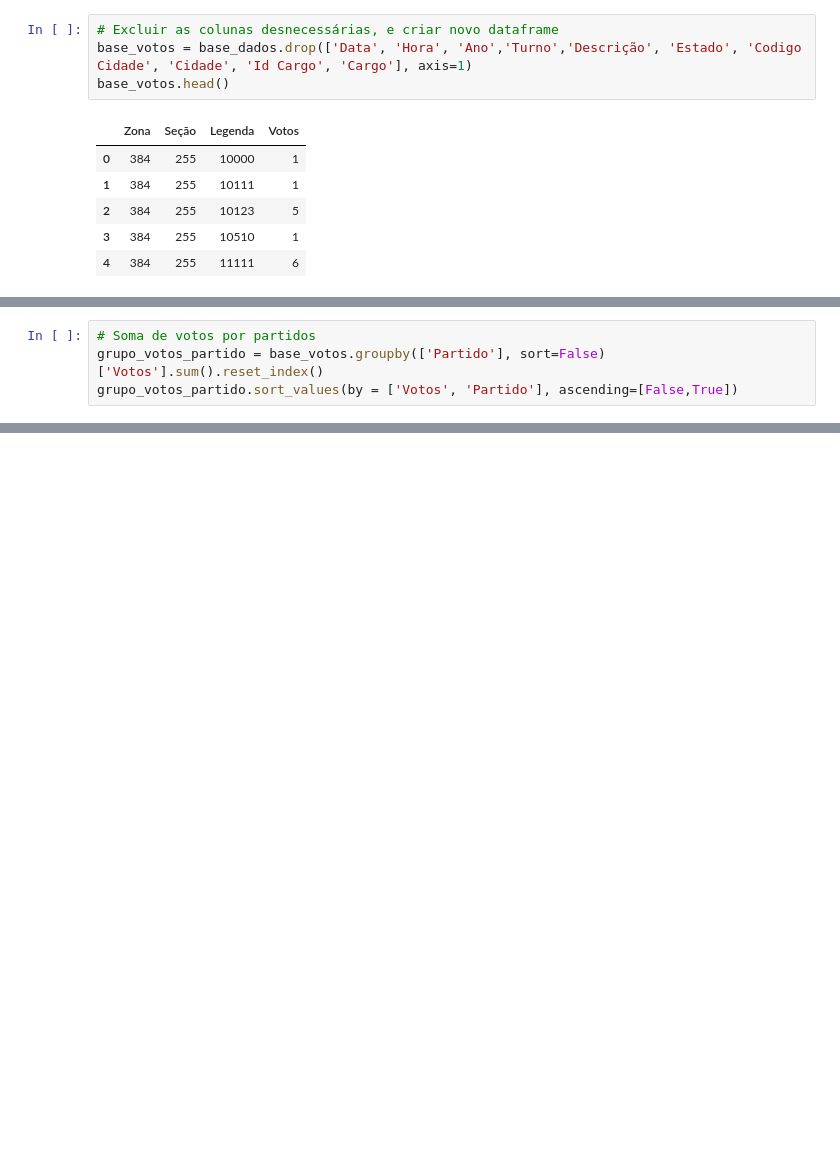
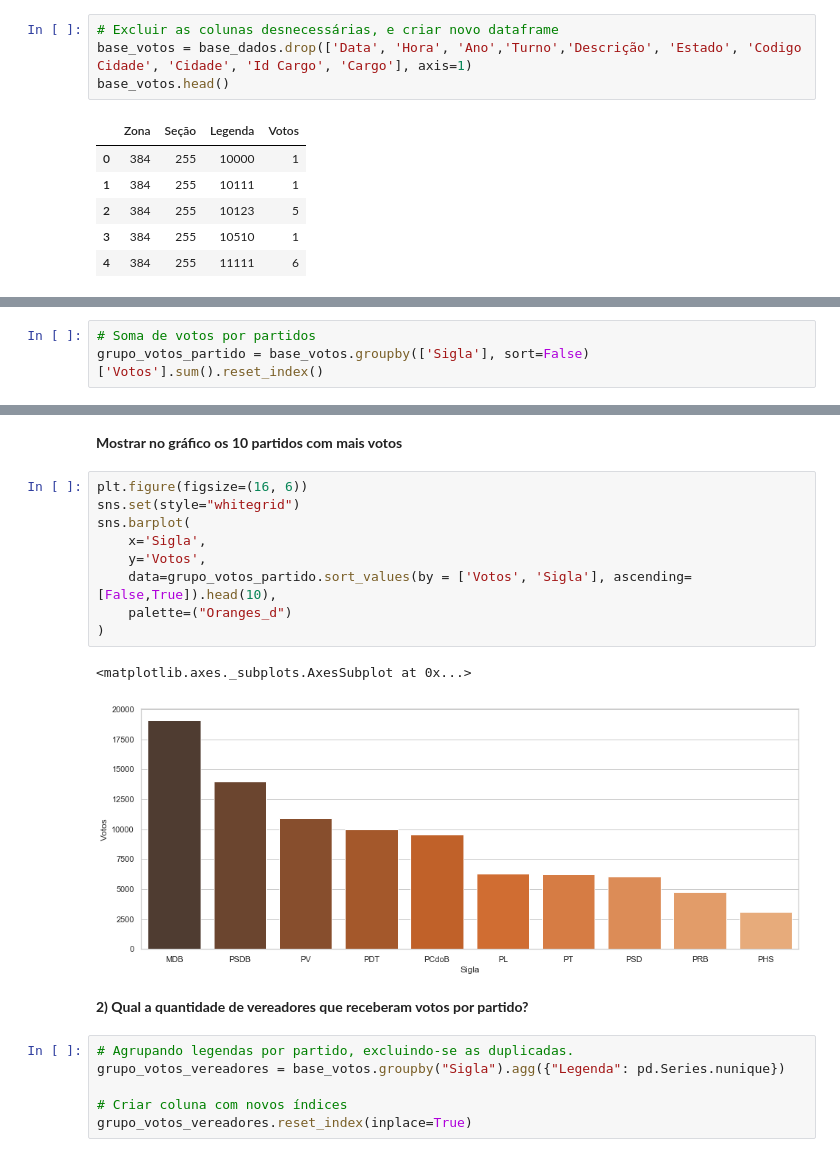
Before and after one commit to heavyrick/datascience, a Jupyter notebook: analises/eleicoes/eleicoes_municipais_2016.ipynb, the cells around one changed output, grey strips where cells are left out. Drawn from its saved outputs; the diff is of its cells as text; blank space fills up the shorter version.

```diff
--- a/analises/eleicoes/eleicoes_municipais_2016.ipynb
+++ b/analises/eleicoes/eleicoes_municipais_2016.ipynb
@@ -166,4 +176,3 @@ base_votos.head()
 # %%
 # Soma de votos por partidos
-grupo_votos_partido = base_votos.groupby(['Partido'], sort=False)['Votos'].sum().reset_index()
-grupo_votos_partido.sort_values(by = ['Votos', 'Partido'], ascending=[False,True])
+grupo_votos_partido = base_votos.groupby(['Sigla'], sort=False)['Votos'].sum().reset_index()
@@ -190,0 +199,22 @@ grupo_votos_partido.sort_values(by = ['Votos', 'Partido'], ascending=[False,True
+# %% [markdown]
+**Mostrar no gráfico os 10 partidos com mais votos**
+# %%
+plt.figure(figsize=(16, 6))
+sns.set(style="whitegrid")
+sns.barplot(
+    x='Sigla',
+    y='Votos',
+    data=grupo_votos_partido.sort_values(by = ['Votos', 'Sigla'], ascending=[False,True]).head(10),
+    palette=("Oranges_d")
+)
+# %% [output]
+<matplotlib.axes._subplots.AxesSubplot at 0x...>
+[figure, added]
+# %% [markdown]
+**2) Qual a quantidade de vereadores que receberam votos por partido?**
+# %%
+# Agrupando legendas por partido, excluindo-se as duplicadas.
+grupo_votos_vereadores = base_votos.groupby("Sigla").agg({"Legenda": pd.Series.nunique})
+
+# Criar coluna com novos índices
+grupo_votos_vereadores.reset_index(inplace=True)
```
Also changed, not shown: parts of 38 cells of this notebook, 1 other file.
